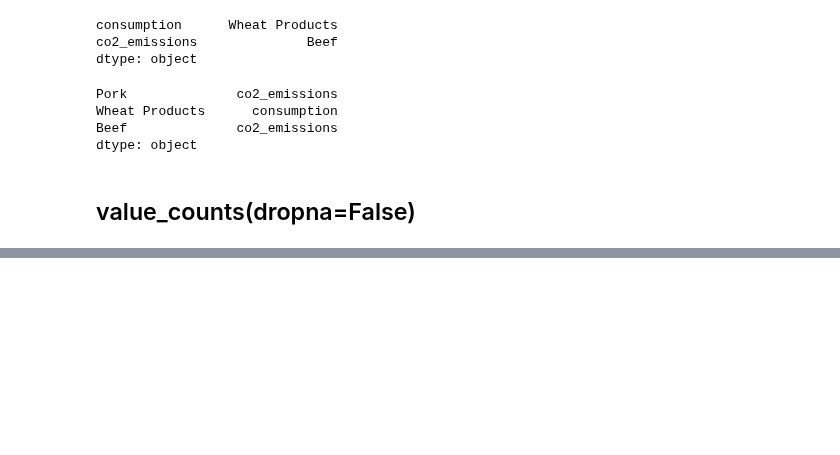
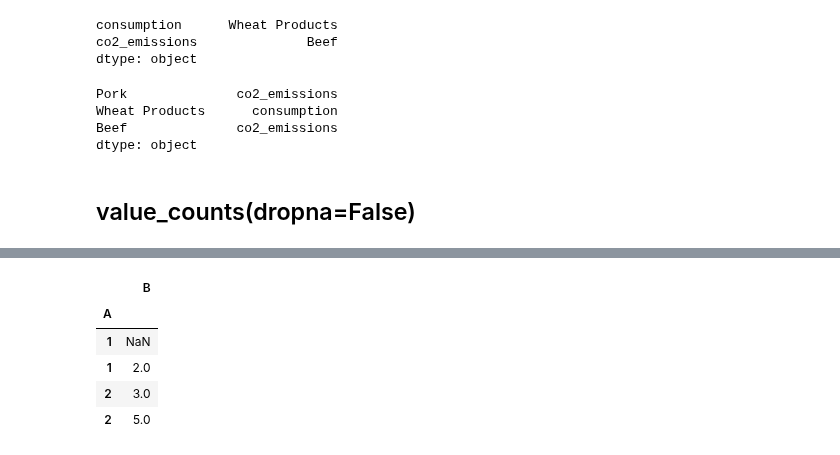
Before and after one commit to soyinkas1/PP0011_Books_Medium_Articles-Personal-Practice-Walkalong_Notebooks, a Jupyter notebook: 25 Pandas Functions You Didn't Know Existed.ipynb, the cells around one changed output, grey strips where cells are left out. Cells and saved outputs as stored; diff of their text form; code cells hidden in the pictures; blank space fills up the shorter version.

```diff
--- a/25 Pandas Functions You Didn't Know Existed.ipynb
+++ b/25 Pandas Functions You Didn't Know Existed.ipynb
@@ -1541,0 +1744,10 @@ dtype: int64
+# %%
+# Index notation may also be used
+g.nth[0,1]
+# %% [output]
+|  | B |
+| A |  |
+| 1 | NaN |
+| 1 | 2.0 |
+| 2 | 3.0 |
+| 2 | 5.0 |
```
Also changed, not shown: parts of 135 cells of this notebook.
